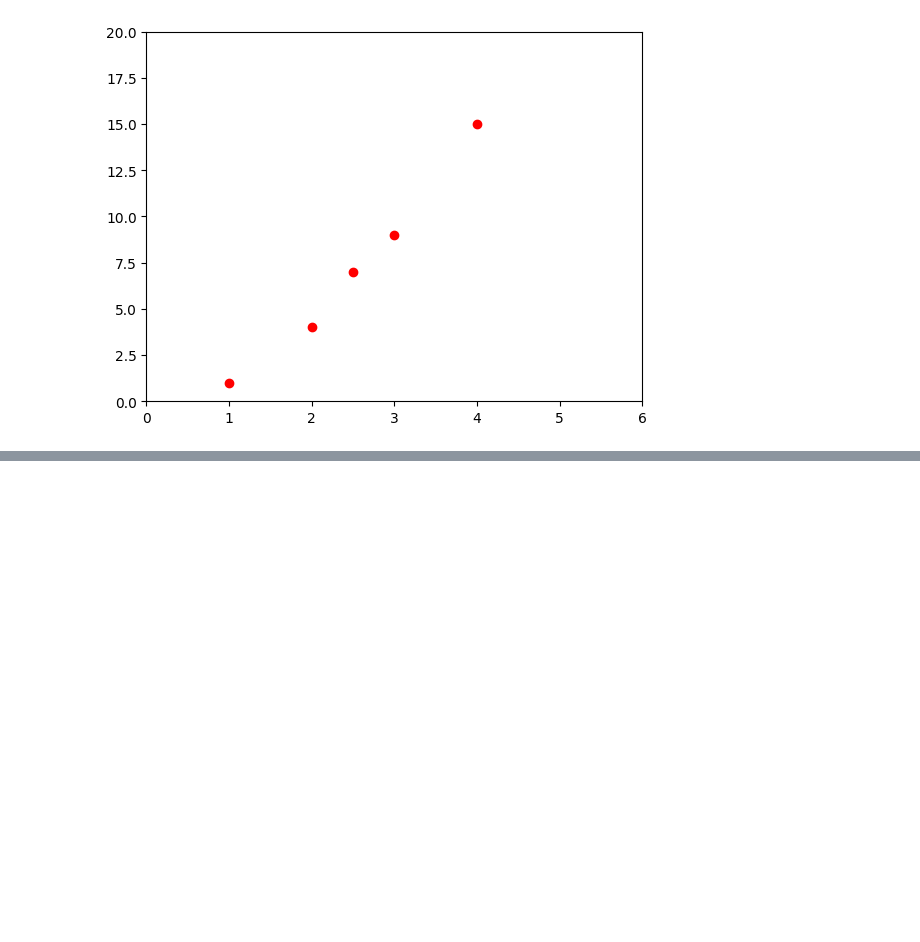
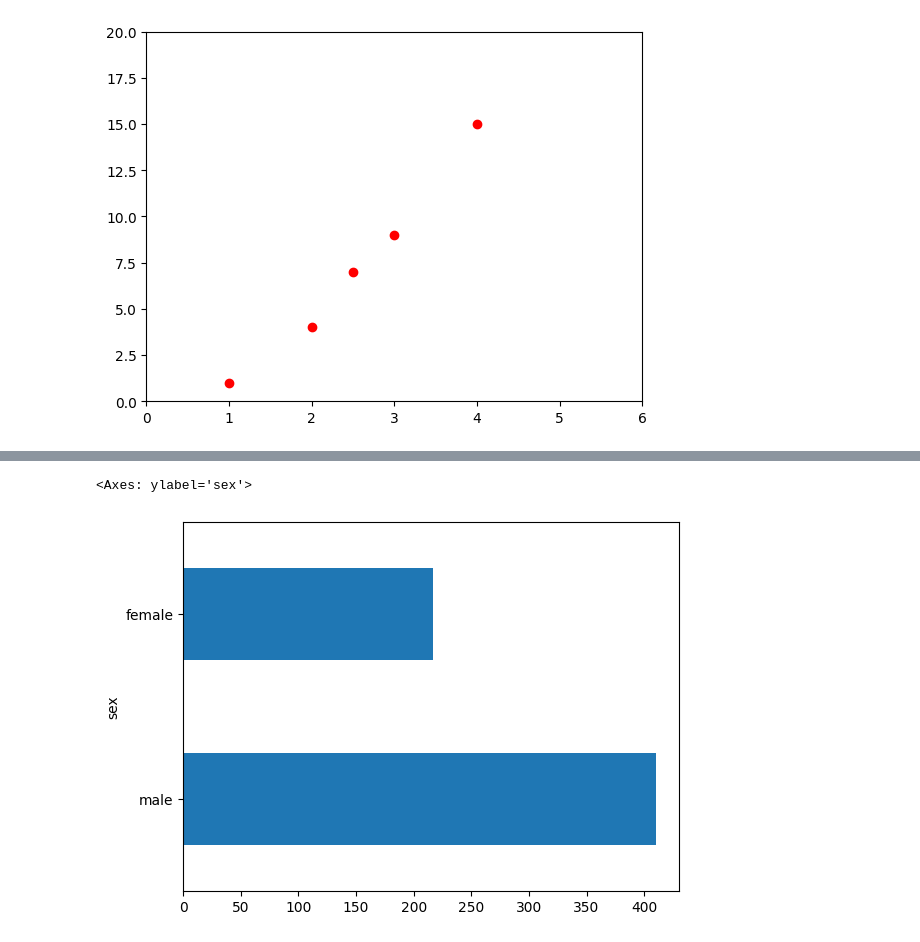
Before and after one commit to mikhaildorox/MLfreecodecamp, a Jupyter notebook: TensorFlow_algorithms.ipynb, the cells around one changed output, grey strips where cells are left out. Drawn from its saved outputs; the diff is of its cells as text; code cells hidden in the pictures; blank space fills up the shorter version.

```diff
--- a/TensorFlow_algorithms.ipynb
+++ b/TensorFlow_algorithms.ipynb
@@ -11,0 +92,5 @@ plt.axis([0, 6, 0, 20])
+# %%
+dftrain.sex.value_counts().plot(kind='barh')
+# %% [output]
+<Axes: ylabel='sex'>
+[figure, added]
```
Also changed, not shown: parts of 12 cells of this notebook.
